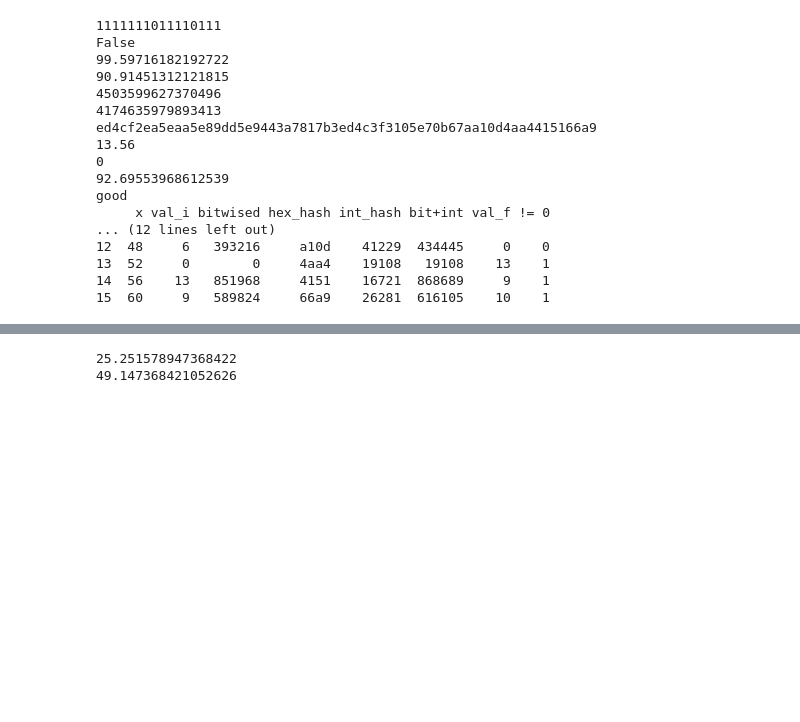
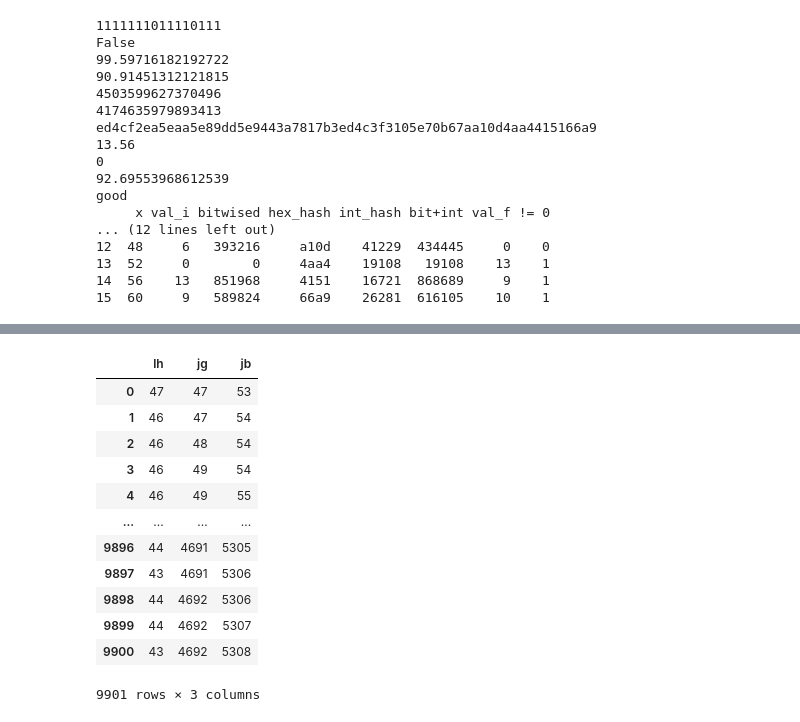
Before and after one commit to caioser/blaze-notebook, a Jupyter notebook: scrap.ipynb, the cells around one changed output, grey strips where cells are left out. Saved outputs shown, nothing was run; the diff lists cells and outputs as text; code cells hidden in the pictures; blank space fills up the shorter version.

```diff
--- a/scrap.ipynb
+++ b/scrap.ipynb
@@ -592,12 +578,27 @@ print((aleSeed/maxSeed)*100)
 # %%
-aa = 9.5
-distancias = [14.9, 14.9+14.1]
-gas = 7
-retorno = 2.3
+last100, justGoods, justBads = ([], [], [])
+for x in range(10001-100):
+    last100.append(hf.good[x:100+x].sum())
+    justGoods.append(hf.good[:100+x].sum())
+    justBads.append((100+x) - hf.good[:100+x].sum())
 
-
-for x in distancias:
-    print(((x / aa) * gas) * retorno)
+tn = pd.DataFrame({
+    "lh":last100,
+    "jg":justGoods,
+    "jb":justBads,
+})
+tn
 # %% [output]
+|  | lh | jg | jb |
+| 0 | 47 | 47 | 53 |
+| 1 | 46 | 47 | 54 |
+| 2 | 46 | 48 | 54 |
+| 3 | 46 | 49 | 54 |
+| 4 | 46 | 49 | 55 |
+| ... | ... | ... | ... |
+| 9896 | 44 | 4691 | 5305 |
+| 9897 | 43 | 4691 | 5306 |
+| 9898 | 44 | 4692 | 5306 |
+| 9899 | 44 | 4692 | 5307 |
+| 9900 | 43 | 4692 | 5308 |
-25.251578947368422
-49.147368421052626
+9901 rows × 3 columns
```
Also changed, not shown: parts of 8 cells of this notebook, 4 other files.
